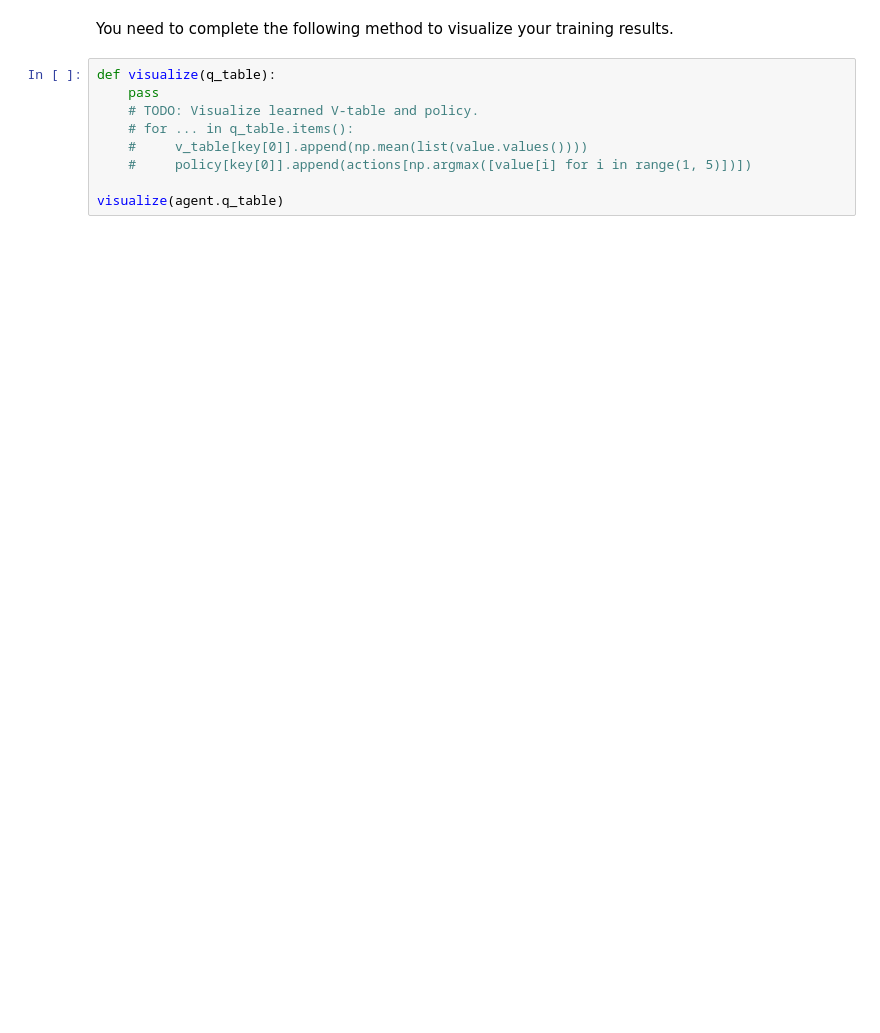
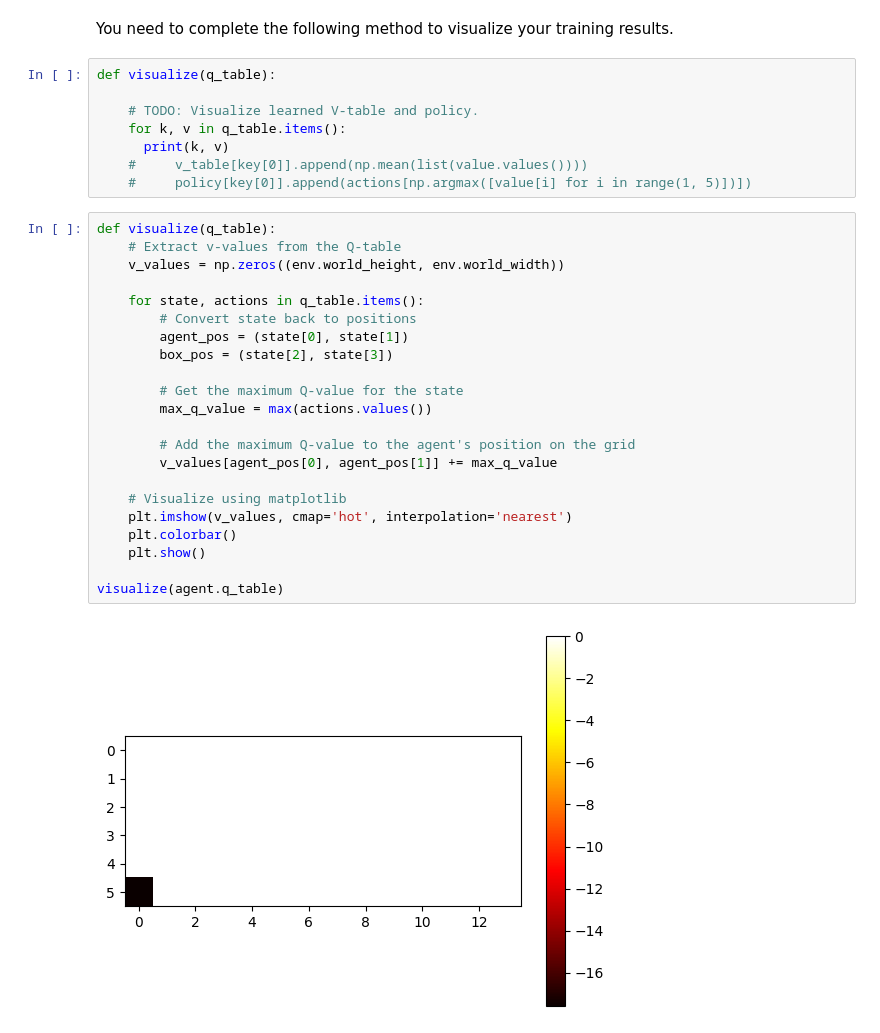
Before and after one commit to coldsober-irene/drafting, a Jupyter notebook: RLAgent_(1).ipynb, the cells around one changed output. Drawn from its saved outputs; the diff is of its cells as text; blank space fills up the shorter version.

```diff
--- a/RLAgent_(1).ipynb
+++ b/RLAgent_(1).ipynb
@@ -332,10 +336,33 @@ plt.plot(smoothed)
 You need to complete the following method to visualize your training results.
 # %%
 def visualize(q_table):
-    pass
+
     # TODO: Visualize learned V-table and policy.
-    # for ... in q_table.items():
+    for k, v in q_table.items():
+      print(k, v)
     #     v_table[key[0]].append(np.mean(list(value.values())))
     #     policy[key[0]].append(actions[np.argmax([value[i] for i in range(1, 5)])])
-
-visualize(agent.q_table)
+# %%
+def visualize(q_table):
+    # Extract v-values from the Q-table
+    v_values = np.zeros((env.world_height, env.world_width))
+
+    for state, actions in q_table.items():
+        # Convert state back to positions
+        agent_pos = (state[0], state[1])
+        box_pos = (state[2], state[3])
+
+        # Get the maximum Q-value for the state
+        max_q_value = max(actions.values())
+
+        # Add the maximum Q-value to the agent's position on the grid
+        v_values[agent_pos[0], agent_pos[1]] += max_q_value
+
+    # Visualize using matplotlib
+    plt.imshow(v_values, cmap='hot', interpolation='nearest')
+    plt.colorbar()
+    plt.show()
+
+visualize(agent.q_table)
+# %% [output]
+[figure, added]
```
Also changed, not shown: parts of 4 cells of this notebook.
